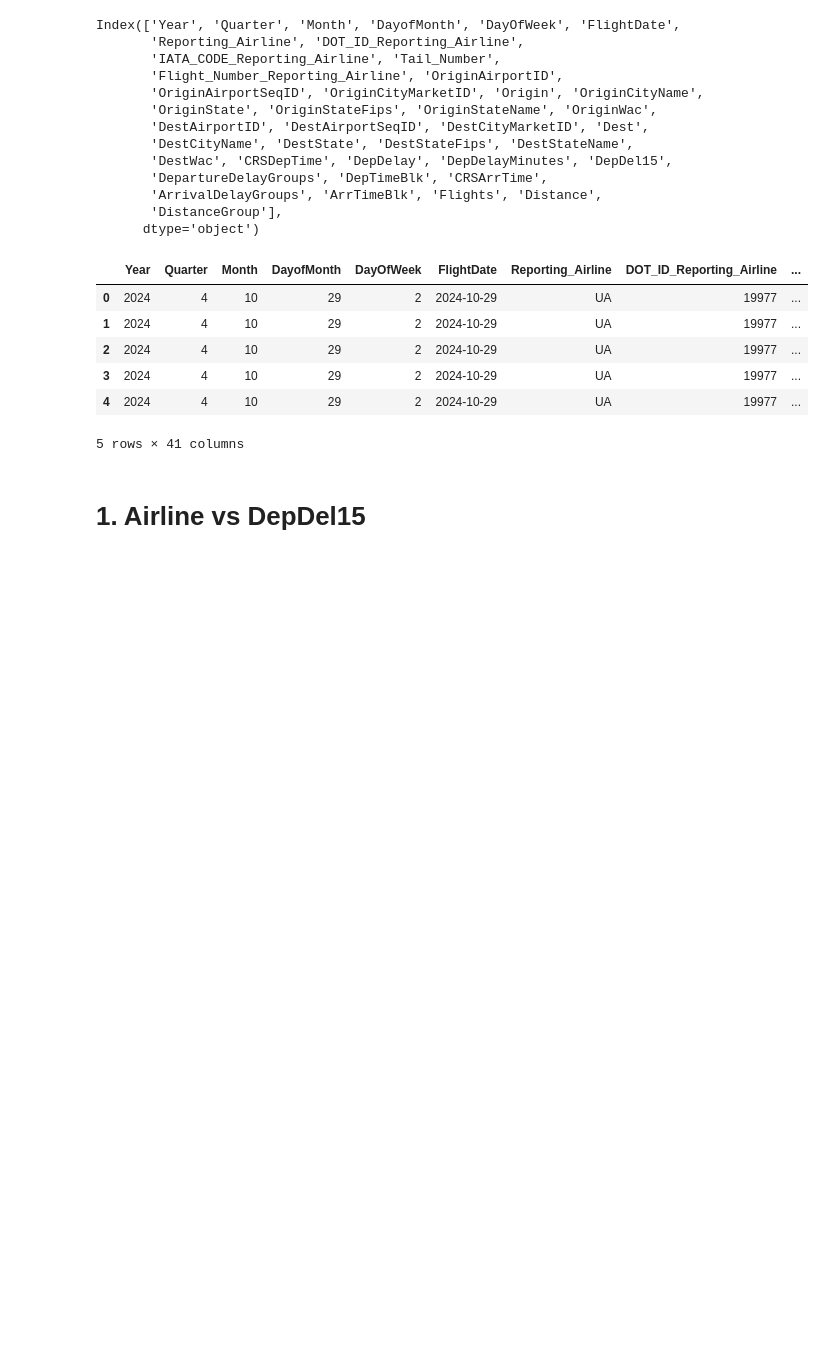
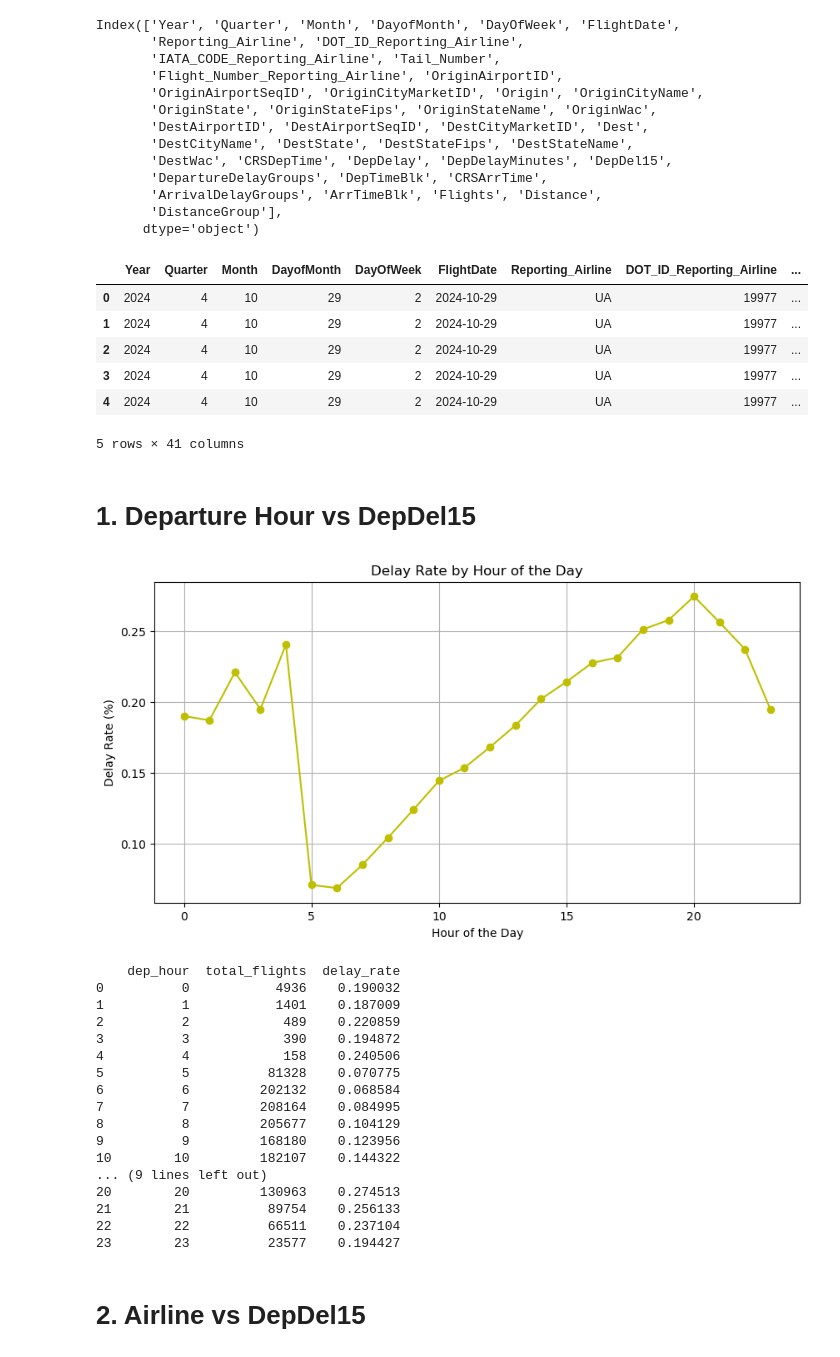
Before and after one commit to hanisohaan10/flight-delay-prediction, a Jupyter notebook: notebooks/04-EDA-Relationships.ipynb, the cells around one changed output. Cells and saved outputs as stored; diff of their text form; code cells hidden in the pictures; blank space fills up the shorter version.

```diff
--- a/notebooks/04-EDA-Relationships.ipynb
+++ b/notebooks/04-EDA-Relationships.ipynb
@@ -39,8 +39,59 @@ Index(['Year', 'Quarter', 'Month', 'DayofMonth', 'DayOfWeek', 'FlightDate',
 | 3 | 2024 | 4 | 10 | 29 | 2 | 2024-10-29 | UA | 19977 | ... |
 | 4 | 2024 | 4 | 10 | 29 | 2 | 2024-10-29 | UA | 19977 | ... |
 5 rows × 41 columns
+# %% [markdown]
+# 1. Departure Hour vs DepDel15
+# %%
+df["dep_hour"] = df["CRSDepTime"] // 100
+
+hour_wise_delay = (
+    df.groupby("dep_hour")
+    .agg(
+        total_flights = ("DepDel15", "count"),
+        delay_rate = ("DepDel15", "mean")
+    )
+    .reset_index()
+)
+airline_delay["delay_rate"] *= 100
+
+plt.figure(figsize=(10,5))
+
+plt.plot(
+    hour_wise_delay["dep_hour"],
+    hour_wise_delay["delay_rate"],
+    marker="o",
+    color = "y"
+)
+
+plt.xlabel("Hour of the Day")
+plt.ylabel("Delay Rate (%)")
+plt.title("Delay Rate by Hour of the Day")
+
+plt.grid(True)
+plt.show()
+
+print(hour_wise_delay)
+# %% [output]
+[figure, added]
+    dep_hour  total_flights  delay_rate
+0          0           4936    0.190032
+1          1           1401    0.187009
+2          2            489    0.220859
+3          3            390    0.194872
+4          4            158    0.240506
+5          5          81328    0.070775
+6          6         202132    0.068584
+7          7         208164    0.084995
+8          8         205677    0.104129
+9          9         168180    0.123956
+10        10         182107    0.144322
+... (9 lines left out)
+20        20         130963    0.274513
+21        21          89754    0.256133
+22        22          66511    0.237104
+23        23          23577    0.194427
 # %% [markdown]
-# 1. Airline vs DepDel15
+# 2. Airline vs DepDel15
 # %%
 airline_delay = (
     df.groupby("Reporting_Airline")
```
Also changed, not shown: parts of 9 cells of this notebook, 1 other file.
